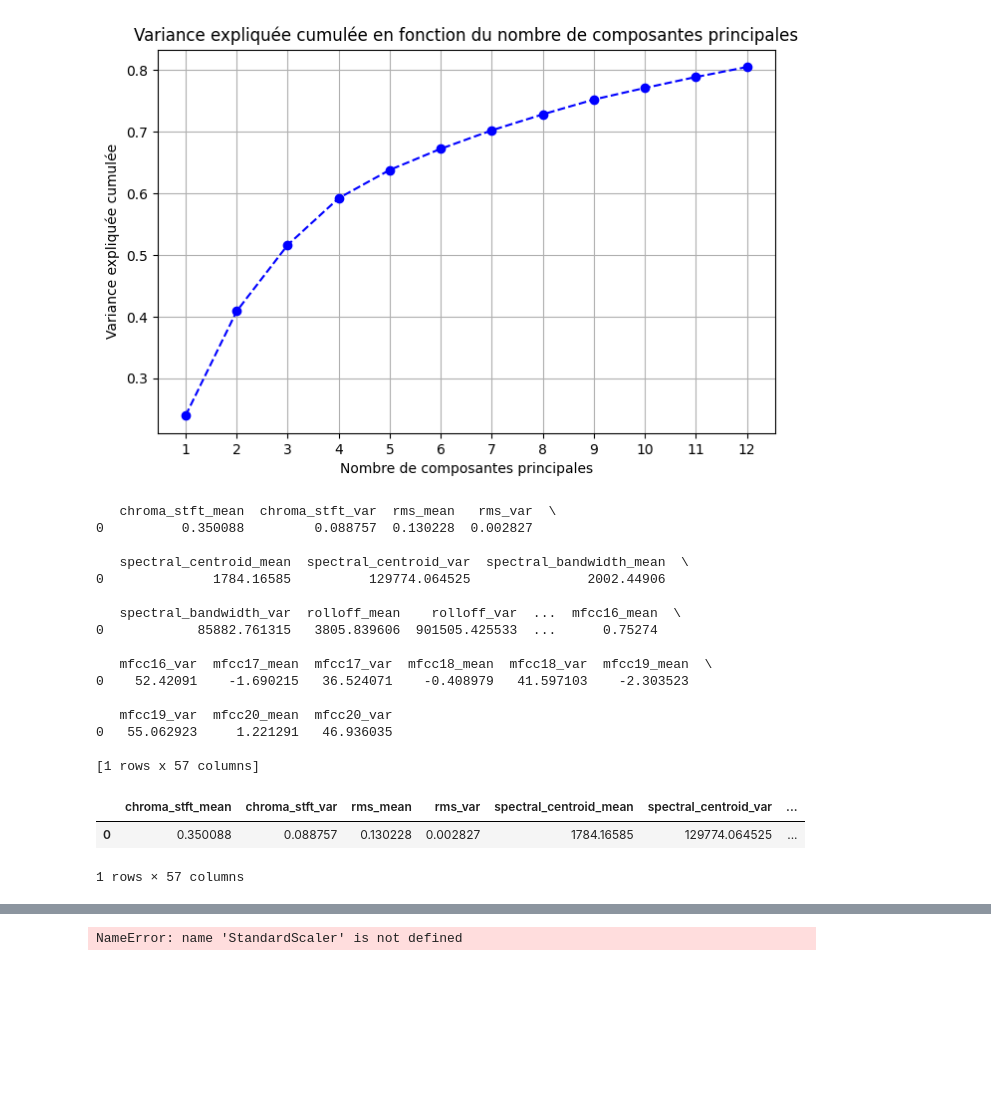
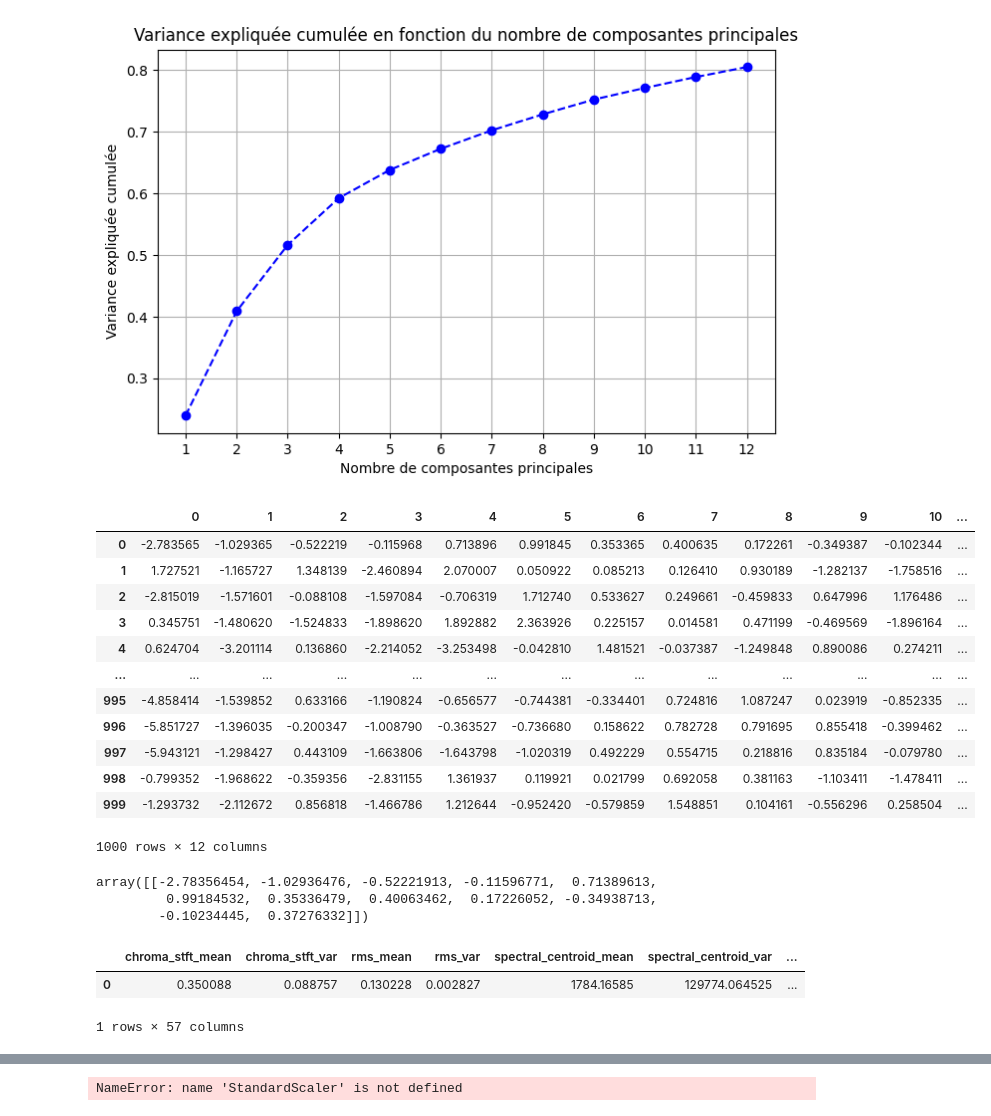
Before and after one commit to SCJA-JEDHA/GTZAN_music_genre_classification, a Jupyter notebook: 2_model_train/train_PCA_GTZAN.ipynb, the cells around one changed output, grey strips where cells are left out. Saved outputs shown, nothing was run; the diff lists cells and outputs as text; code cells hidden in the pictures; blank space fills up the shorter version.

```diff
--- a/2_model_train/train_PCA_GTZAN.ipynb
+++ b/2_model_train/train_PCA_GTZAN.ipynb
@@ -190,30 +190,41 @@ with open(pca_pipeline_path, 'wb') as f:
 | 3 | 0.345751 | -1.480620 | -1.524833 | -1.898620 | 1.892882 | 2.363926 | 0.225157 | ... |
 | 4 | 0.624704 | -3.201114 | 0.136860 | -2.214052 | -3.253498 | -0.042810 | 1.481521 | ... |
 [figure]
+# %%
+X_pca2 = pipeline.transform(X)
+pd.DataFrame(X_pca2)
+# %% [output]
+|  | 0 | 1 | 2 | 3 | 4 | 5 | 6 | 7 | 8 | 9 | 10 | ... |
+| 0 | -2.783565 | -1.029365 | -0.522219 | -0.115968 | 0.713896 | 0.991845 | 0.353365 | 0.400635 | 0.172261 | -0.349387 | -0.102344 | ... |
+| 1 | 1.727521 | -1.165727 | 1.348139 | -2.460894 | 2.070007 | 0.050922 | 0.085213 | 0.126410 | 0.930189 | -1.282137 | -1.758516 | ... |
+| 2 | -2.815019 | -1.571601 | -0.088108 | -1.597084 | -0.706319 | 1.712740 | 0.533627 | 0.249661 | -0.459833 | 0.647996 | 1.176486 | ... |
+| 3 | 0.345751 | -1.480620 | -1.524833 | -1.898620 | 1.892882 | 2.363926 | 0.225157 | 0.014581 | 0.471199 | -0.469569 | -1.896164 | ... |
+| 4 | 0.624704 | -3.201114 | 0.136860 | -2.214052 | -3.253498 | -0.042810 | 1.481521 | -0.037387 | -1.249848 | 0.890086 | 0.274211 | ... |
+| ... | ... | ... | ... | ... | ... | ... | ... | ... | ... | ... | ... | ... |
+| 995 | -4.858414 | -1.539852 | 0.633166 | -1.190824 | -0.656577 | -0.744381 | -0.334401 | 0.724816 | 1.087247 | 0.023919 | -0.852335 | ... |
+| 996 | -5.851727 | -1.396035 | -0.200347 | -1.008790 | -0.363527 | -0.736680 | 0.158622 | 0.782728 | 0.791695 | 0.855418 | -0.399462 | ... |
+| 997 | -5.943121 | -1.298427 | 0.443109 | -1.663806 | -1.643798 | -1.020319 | 0.492229 | 0.554715 | 0.218816 | 0.835184 | -0.079780 | ... |
+| 998 | -0.799352 | -1.968622 | -0.359356 | -2.831155 | 1.361937 | 0.119921 | 0.021799 | 0.692058 | 0.381163 | -1.103411 | -1.478411 | ... |
+| 999 | -1.293732 | -2.112672 | 0.856818 | -1.466786 | 1.212644 | -0.952420 | -0.579859 | 1.548851 | 0.104161 | -0.556296 | 0.258504 | ... |
+1000 rows × 12 columns
+# %%
+type(X)
+X_test2 = X.iloc[[0]]
+X_test_pca2 = pipeline.transform(X_test2)
+X_test_pca2
+# %% [output]
+array([[-2.78356454, -1.02936476, -0.52221913, -0.11596771,  0.71389613,
+         0.99184532,  0.35336479,  0.40063462,  0.17226052, -0.34938713,
+        -0.10234445,  0.37276332]])
 # %%
-X_test = pd.DataFrame(data2.iloc[0])
-print(X_test.T)
-X_test.T
+X_test = pd.DataFrame([data2.iloc[0]])
+#print(X_test)
+type(X_test)
+X_test
 # %% [output]
+|  | chroma_stft_mean | chroma_stft_var | rms_mean | rms_var | spectral_centroid_mean | spectral_centroid_var | ... |
+| 0 | 0.350088 | 0.088757 | 0.130228 | 0.002827 | 1784.16585 | 129774.064525 | ... |
-   chroma_stft_mean  chroma_stft_var  rms_mean   rms_var  \
-0          0.350088         0.088757  0.130228  0.002827
-
-   spectral_centroid_mean  spectral_centroid_var  spectral_bandwidth_mean  \
-0              1784.16585          129774.064525               2002.44906
-
-   spectral_bandwidth_var  rolloff_mean    rolloff_var  ...  mfcc16_mean  \
-0            85882.761315   3805.839606  901505.425533  ...      0.75274
-
-   mfcc16_var  mfcc17_mean  mfcc17_var  mfcc18_mean  mfcc18_var  mfcc19_mean  \
-0    52.42091    -1.690215   36.524071    -0.408979   41.597103    -2.303523
-
-   mfcc19_var  mfcc20_mean  mfcc20_var
-0   55.062923     1.221291   46.936035
-
-[1 rows x 57 columns]
+1 rows × 57 columns
-|  | chroma_stft_mean | chroma_stft_var | rms_mean | rms_var | spectral_centroid_mean | spectral_centroid_var | ... |
-| 0 | 0.350088 | 0.088757 | 0.130228 | 0.002827 | 1784.16585 | 129774.064525 | ... |
-1 rows × 57 columns
 # %%
 
 ### #######
```
Also changed, not shown: parts of 1 cell of this notebook, 1 other file.
